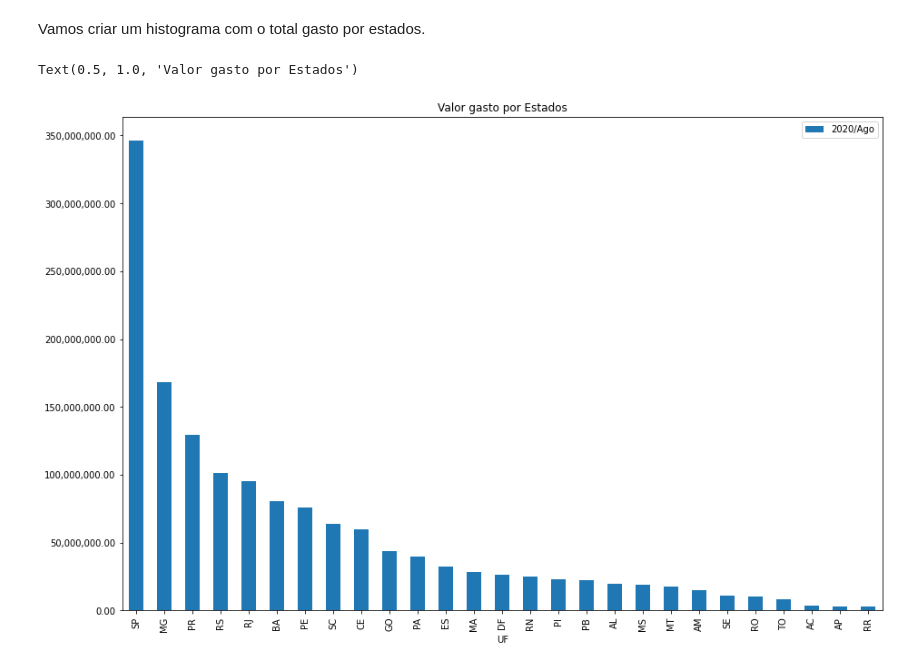
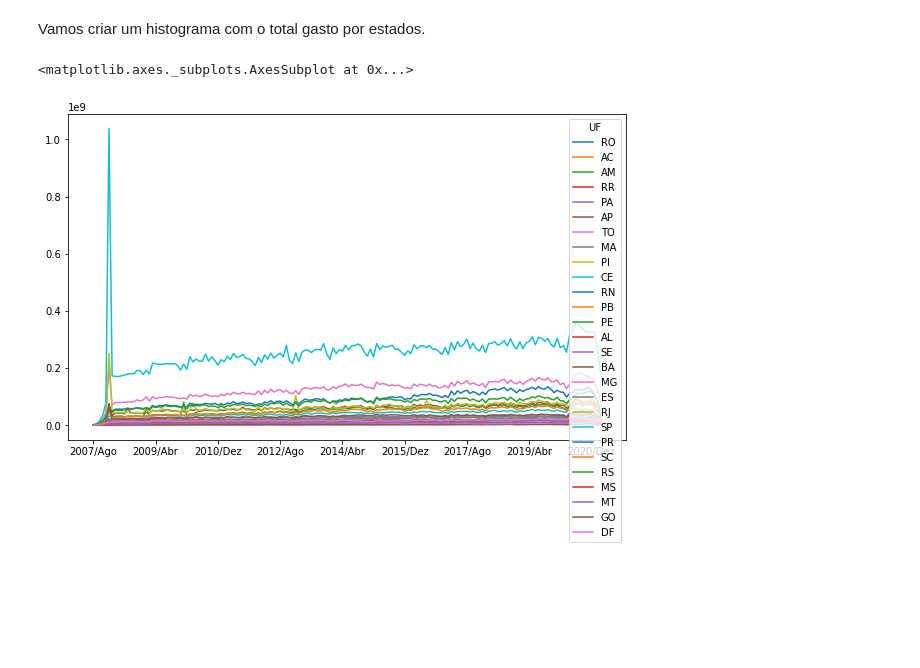
Before and after one commit to Naandes/Dados-Financeiros-do-Sus, a Jupyter notebook: modulo_1/aula_1/Outros_dados.ipynb, the cells around one changed output. Saved outputs shown, nothing was run; the diff lists cells and outputs as text; code cells hidden in the pictures; blank space fills up the shorter version.

```diff
--- a/modulo_1/aula_1/Outros_dados.ipynb
+++ b/modulo_1/aula_1/Outros_dados.ipynb
@@ -230,5 +161,0 @@ Name: 2020/Ago, dtype: object
-# %%
-#Posição [1] que é o dado faltante
-df['2020/Ago'][1] = df['2020/Jul'][1]
-for indice2 in range(len(df['2020/Ago'])):
-  df['2020/Ago'][indice2] = float(df['2020/Ago'][indice2])
@@ -260,0 +166,4 @@ See the caveats in the documentation: https://pandas.pydata.org/pandas-docs/stab
+# %%
+colunas_completas = df.mean().index.tolist()
+colunas_completas.insert(0, "UF")
+colunas_completas
@@ -260,0 +188,4 @@ See the caveats in the documentation: https://pandas.pydata.org/pandas-docs/stab
+# %%
+usaveis = df[colunas_completas]
+usaveis = usaveis.set_index("UF")
+usaveis
@@ -262,11 +213,10 @@ See the caveats in the documentation: https://pandas.pydata.org/pandas-docs/stab
 ##**Gráficos**
 # %% [markdown]
 Vamos criar um histograma com o total gasto por estados.
-# %%
-mes_mais_recente = df.columns[-2]
-ax = df.sort_values(mes_mais_recente, ascending=False).plot(x='UF', y=mes_mais_recente, kind='bar', figsize=(15,10))
-ax.yaxis.set_major_formatter(ticker.StrMethodFormatter('{x:,.2f}'))
-plt.title('Valor gasto por Estados')
-# %% [output]
-Text(0.5, 1.0, 'Valor gasto por Estados')
-[figure, removed]
+# %%
+usaveis = usaveis.drop('Total', axis=1)
+# %%
+usaveis.T.plot(figsize = (10,6))
+# %% [output]
+<matplotlib.axes._subplots.AxesSubplot at 0x...>
+[figure, added]
```
Also changed, not shown: parts of 22 cells of this notebook.
